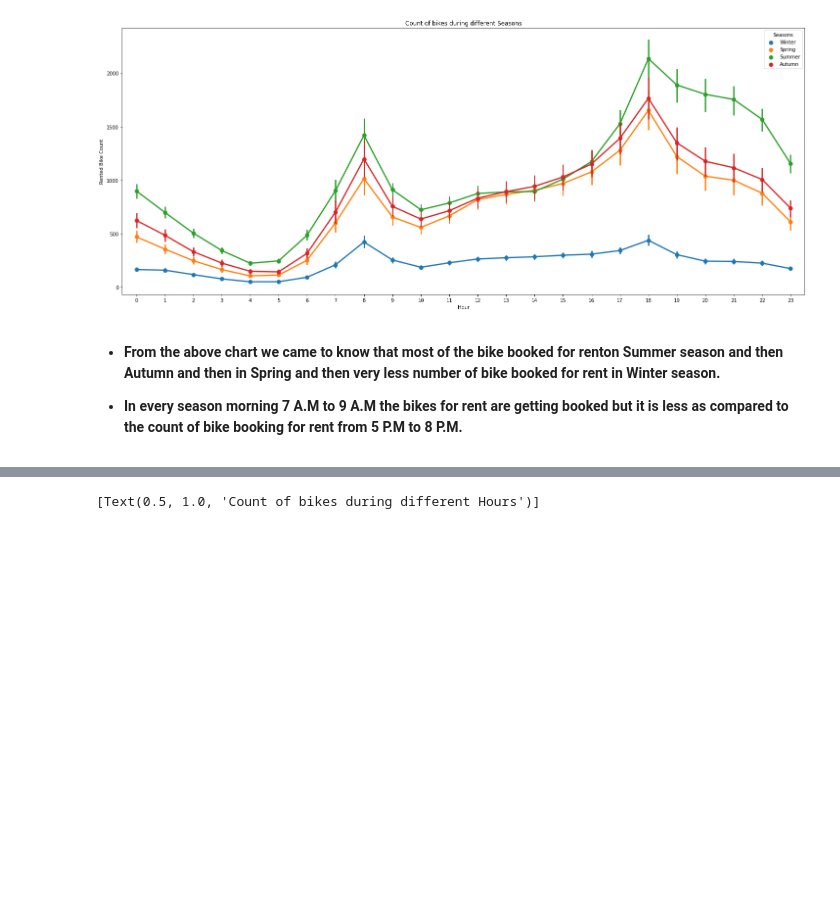
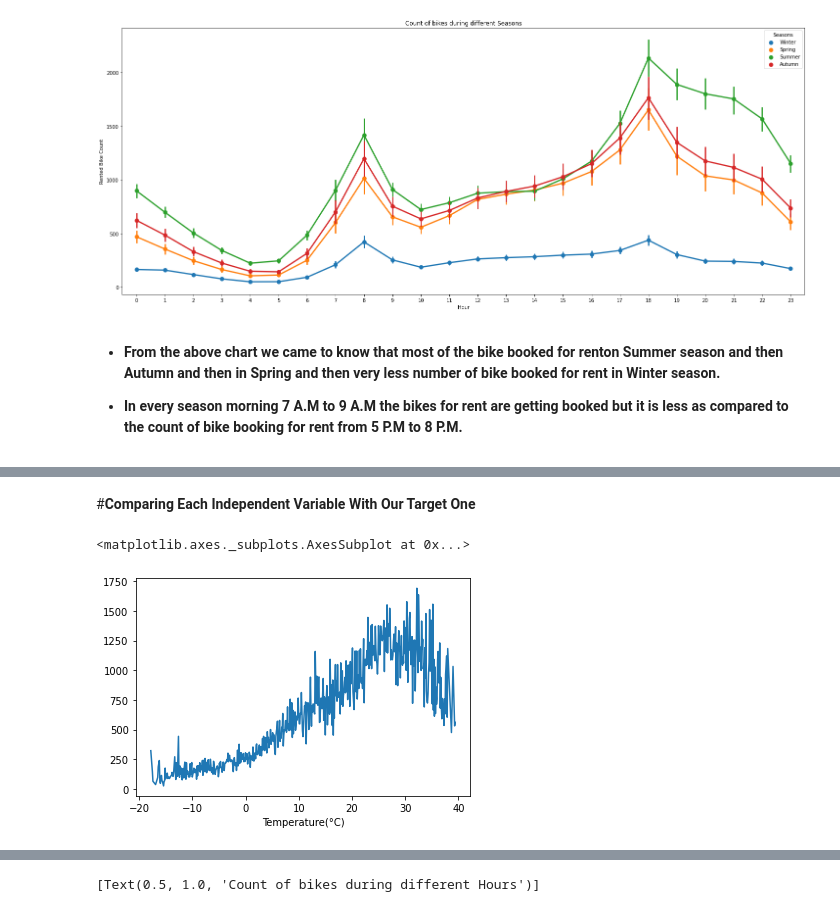
Before and after one commit to BalaramPanigrahy/Seoul-Bike-Sharing-Demand-Prediction, a Jupyter notebook: Bike_Sharing_Demand_Prediction_Capstone_Project.ipynb, the cells around one changed output, grey strips where cells are left out. Saved outputs shown, nothing was run; the diff lists cells and outputs as text; code cells hidden in the pictures; blank space fills up the shorter version.

```diff
--- a/Bike_Sharing_Demand_Prediction_Capstone_Project.ipynb
+++ b/Bike_Sharing_Demand_Prediction_Capstone_Project.ipynb
@@ -265,0 +286,8 @@ ax.set(title='Count of bikes during different dates')
+# %% [markdown]
+#**Comparing Each Independent Variable With Our Target One**
+# %%
+# visualisation for the temp at which bikes were booked
+bike.groupby('Temperature(°C)').mean()['Rented Bike Count'].plot()
+# %% [output]
+<matplotlib.axes._subplots.AxesSubplot at 0x...>
+[figure, added]
```
Also changed, not shown: parts of 14 cells of this notebook.
